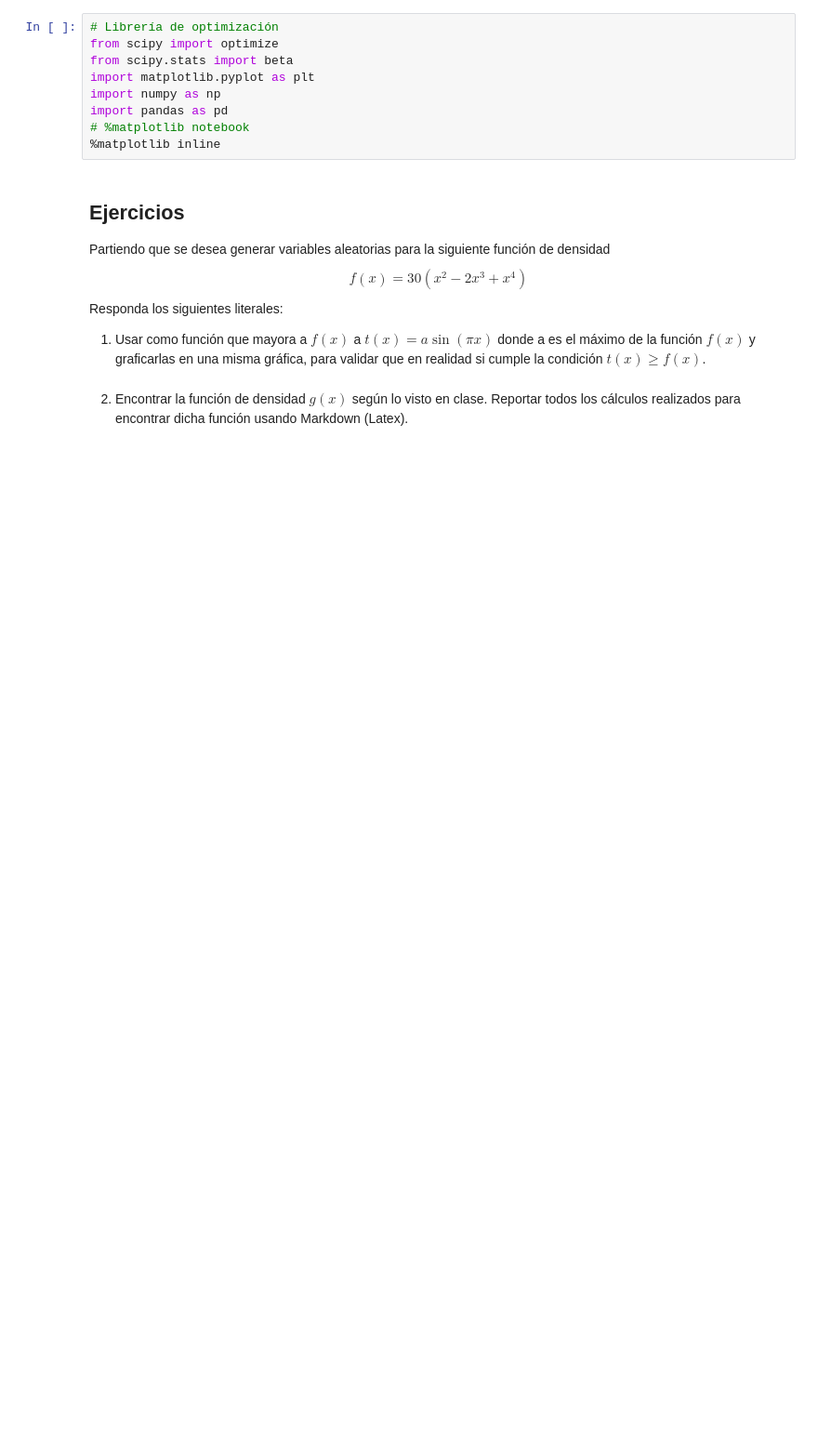
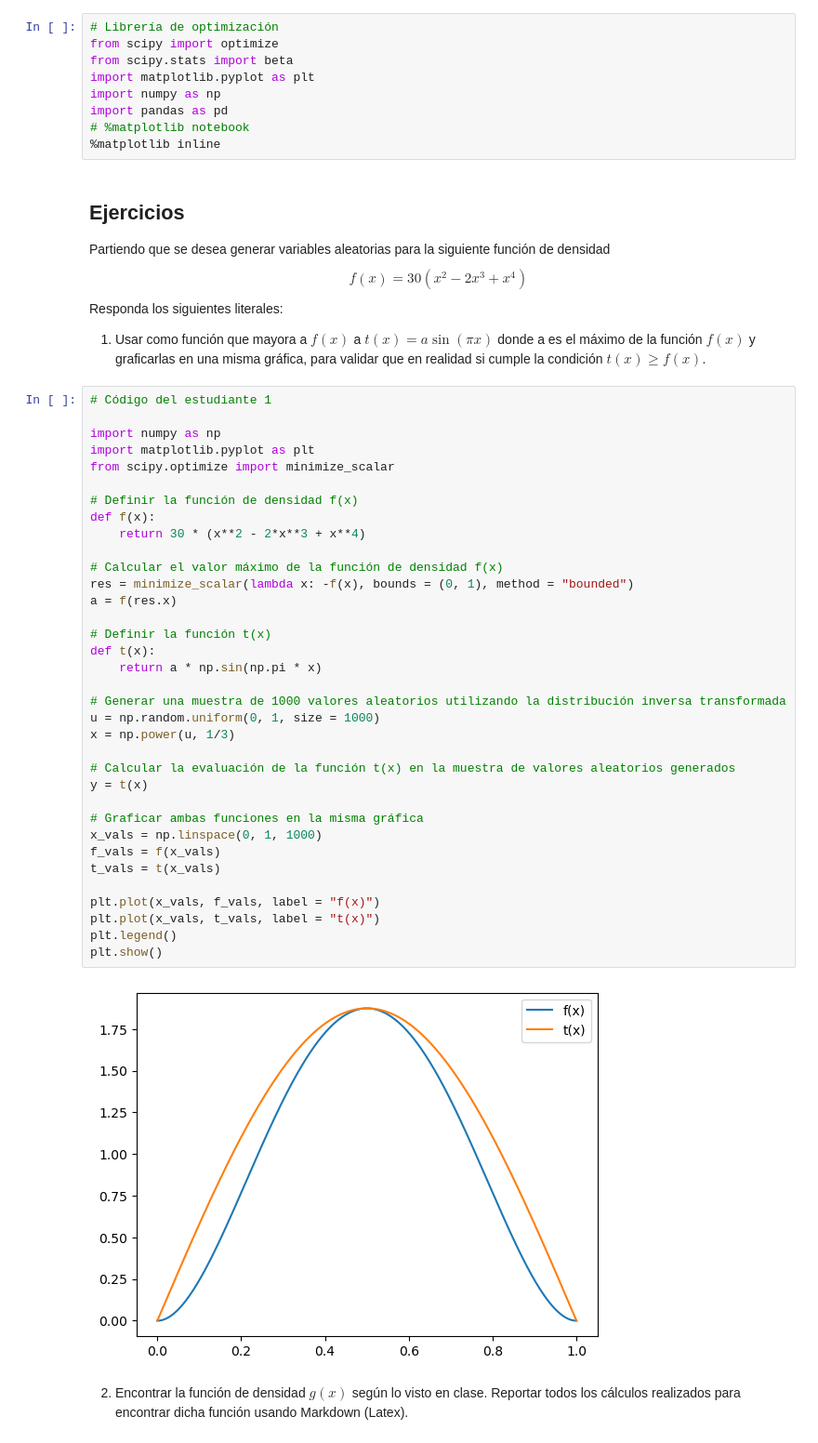
Before and after one commit to DPastranaV/Tarea5_DPastrana_IJimenez, a Jupyter notebook: Tarea_5.ipynb, the cells around one changed output. Shown at 93% size. Drawn from its saved outputs; the diff is of its cells as text; blank space fills up the shorter version.

```diff
--- a/Tarea_5.ipynb
+++ b/Tarea_5.ipynb
@@ -30,5 +30,42 @@ Partiendo que se desea generar variables aleatorias para la siguiente función d
 $$f(x)=30(x^2-2x^3+x^4)$$
 Responda los siguientes literales:
 1. Usar como función que mayora a $f(x)$ a $t(x)=a \sin(\pi x)$ donde a es el máximo de la función $f(x)$ y graficarlas en una misma gráfica, para validar que en realidad si cumple la condición $t(x)\geq f(x)$.
+# %%
+# Código del estudiante 1
+
+import numpy as np
+import matplotlib.pyplot as plt
+from scipy.optimize import minimize_scalar
+
+# Definir la función de densidad f(x)
+def f(x):
+    return 30 * (x**2 - 2*x**3 + x**4)
+
+# Calcular el valor máximo de la función de densidad f(x)
+res = minimize_scalar(lambda x: -f(x), bounds = (0, 1), method = "bounded")
+a = f(res.x)
+
+# Definir la función t(x)
+def t(x):
+    return a * np.sin(np.pi * x)
+
+# Generar una muestra de 1000 valores aleatorios utilizando la distribución inversa transformada
+u = np.random.uniform(0, 1, size = 1000)
+x = np.power(u, 1/3)
+
+# Calcular la evaluación de la función t(x) en la muestra de valores aleatorios generados
+y = t(x)
+
+# Graficar ambas funciones en la misma gráfica
+x_vals = np.linspace(0, 1, 1000)
+f_vals = f(x_vals)
+t_vals = t(x_vals)
+
+plt.plot(x_vals, f_vals, label = "f(x)")
+plt.plot(x_vals, t_vals, label = "t(x)")
+plt.legend()
+plt.show()
+# %% [output]
+[figure, added]
 # %% [markdown]
 2. Encontrar la función de densidad $g(x)$ según lo visto en clase. Reportar todos los cálculos realizados para encontrar dicha función usando Markdown (Latex).
```
Also changed, not shown: parts of 9 cells of this notebook.
